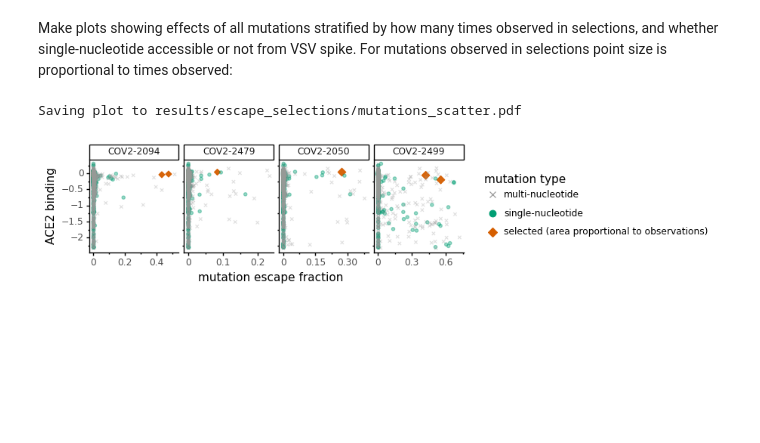
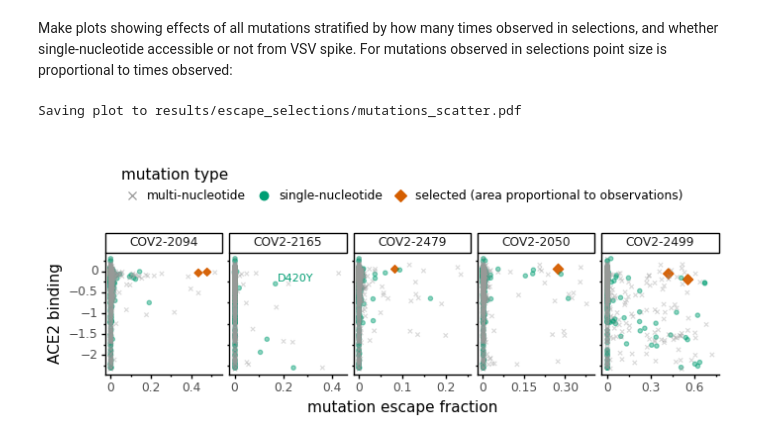
Before and after one commit to jbloomlab/SARS-CoV-2-RBD_MAP_Crowe_antibodies, a Jupyter notebook: escape_selections.ipynb, the cells around one changed output. Drawn from its saved outputs; the diff is of its cells as text; code cells hidden in the pictures; blank space fills up the shorter version.

Commit message:
show `COV2-2165` in escape selections

```diff
--- a/escape_selections.ipynb
+++ b/escape_selections.ipynb
@@ -90,6 +90,7 @@ display(HTML(escape_dms.head().to_html(index=False)))
 Get data frame with just escape-selection counts and then add to the main data frame of escape / DMS data:
 # %%
 records = []
+antibody_order = []
 for antibody, d in selection_results.items():
     if 'mutations' in d:
         for mutation_str, n in d['mutations'].items():
@@ -102,13 +103,12 @@ for antibody, d in selection_results.items():
                                       .query('site == @site')
                                       .query('mutation == @mutation')
                                       ), f"{mutation_str} not in `escape_dms` once for {antibody}"
+    antibody_order.append(antibody)
 
 selection_df = pd.DataFrame.from_records(
                 records,
                 columns=['antibody', 'site', 'wildtype', 'mutation', 'n_selected'])
 
-antibody_order = selection_df['antibody'].unique().tolist()
-
 display(HTML(selection_df.to_html(index=False)))
 # %% [output]
 | antibody | site | wildtype | mutation | n_selected |
@@ -120,0 +123,20 @@ display(HTML(selection_df.to_html(index=False)))
+# %%
+records = []
+for antibody, d in selection_results.items():
+    if 'label_mutations' in d:
+        for mutation_str in d['label_mutations']:
+            wt = mutation_str[0]
+            site = int(mutation_str[1: -1])
+            mutation = mutation_str[-1]
+            records.append((antibody, site, wt, mutation, mutation_str))
+            assert 1 == len(escape_dms.query('antibody == @antibody')
+                                      .query('wildtype == @wt')
+                                      .query('site == @site')
+                                      .query('mutation == @mutation')
+                                      ), f"{mutation_str} not in `escape_dms` once for {antibody}"
+
+label_df = pd.DataFrame.from_records(
+                records,
+                columns=['antibody', 'site', 'wildtype', 'mutation', 'label'])
+
+display(HTML(label_df.to_html(index=False)))
@@ -128,11 +153,16 @@ escape_dms_selection = (
            on=['antibody', 'site', 'wildtype', 'mutation'],
            validate='one_to_one',
            )
+    .merge(label_df,
+           how='left',
+           on=['antibody', 'site', 'wildtype', 'mutation'],
+           validate='one_to_one',
+           )
     .assign(n_selected=lambda x: x['n_selected'].fillna(0).astype(int),
             n_selected_total=lambda x: x.groupby('antibody')['n_selected'].transform('sum'),
             any_selected=lambda x: x['n_selected'] > 0,
             )
-    .query('n_selected_total > 0')
+    .query('antibody in @antibody_order')
     .reset_index(drop=True)
     )
 
@@ -187,34 +217,37 @@ df = escape_dms_selection.assign(
         point_category=lambda x: pd.Categorical(x['point_category_int'].map(cat_labels), cat_labels.values(), ordered=True)
         )
 assert not len(df.query('any_selected and not single_nt_accessible')), 'categories above do not work'
 
 p = (ggplot(df) +
      aes('mutation_escape', 'ACE2 binding',
          color='point_category', alpha='point_category',
-         size='point_area', shape='point_category') +
+         size='point_area', shape='point_category', label='label') +
      geom_point() +
+     geom_text(size=8, va='bottom', ha='left', alpha=1, nudge_x=0.01, nudge_y=0.01,
+               show_legend=False) +
      facet_wrap('~ antibody', nrow=1, scales='free_x') +
      scale_color_manual(values=[CBPALETTE[0], CBPALETTE[3], CBPALETTE[6]]) +
-     scale_alpha_manual(values=[0.3, 0.4, 0.95]) +
+     scale_alpha_manual(values=[0.35, 0.45, 0.95]) +
      scale_size_area(max_size=2.5) +
      scale_shape_manual(values=['x', 'o', 'D']) +
      theme_classic() +
      scale_x_continuous(name='mutation escape fraction',
                         breaks=mizani.breaks.mpl_breaks(nbins=3),
                         ) +
      guides(alpha=False, size=False,
             shape=guide_legend(override_aes={'size': 3},
                                title='mutation type'),
             color=guide_legend(title='mutation type'),
             ) +
-     theme(figure_size=(1.6 * n_antibodies, 1.6))
+     theme(figure_size=(1.6 * n_antibodies, 1.6),
+           legend_position='top')
     )
 
 _ = p.draw()
 
 plotfile = os.path.join(config['escape_selections_dir'], 'mutations_scatter.pdf')
 print(f"Saving plot to {plotfile}")
 p.save(plotfile, verbose=False)
 # %% [output]
 Saving plot to results/escape_selections/mutations_scatter.pdf
-[figure, old version]
+[figure, new version]
```
Also changed, not shown: parts of 3 cells of this notebook, 3 other files.
